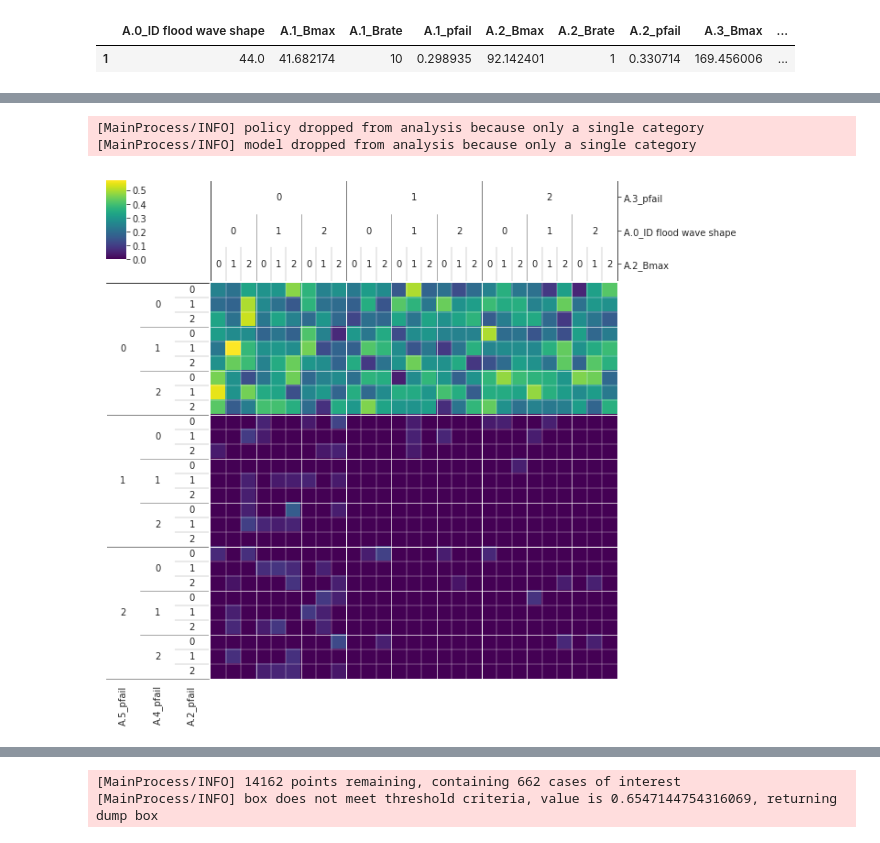
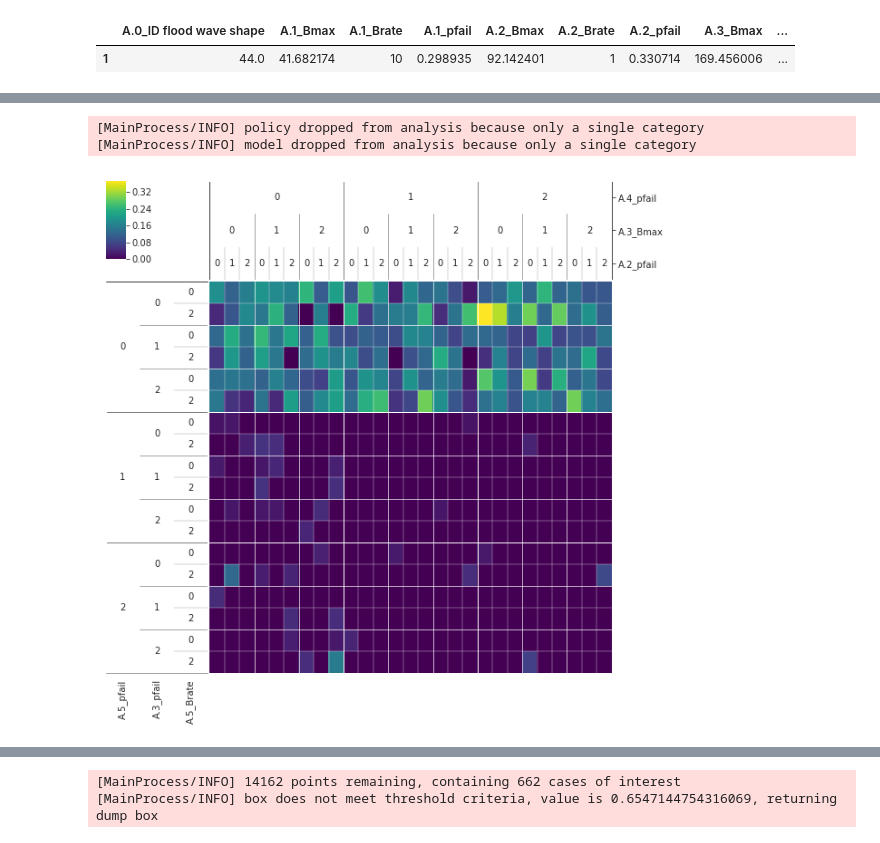
Before and after one commit to itjallingii/sassy_lion, a Jupyter notebook: RobWorkingFolder/ErikWorkingFolder/Problem Formulations_V2.0.ipynb, the cells around one changed output, grey strips where cells are left out. Cells and saved outputs as stored; diff of their text form; code cells hidden in the pictures.

```diff
--- a/RobWorkingFolder/ErikWorkingFolder/Problem Formulations_V2.0.ipynb
+++ b/RobWorkingFolder/ErikWorkingFolder/Problem Formulations_V2.0.ipynb
@@ -143,10 +151,15 @@ plt.show()
 # %%
+data = outcomes['Expected Annual Damage']
+
+y = data > np.percentile(data, 95)
+
 dimensional_stacking.create_pivot_plot(experiments_uncertainties, y,nbins=3, nr_levels=3)
+#plt.savefig('Worst-ExpectedAnnualDamage-15000s-1p.png')
 plt.show()
 # %% [output]
 [MainProcess/INFO] policy dropped from analysis because only a single category
 [MainProcess/INFO] model dropped from analysis because only a single category
-[figure, old version]
+[figure, new version]
 # %%
 data = outcomes['Total Investment Costs']
 
```
Also changed, not shown: parts of 18 cells of this notebook, 4 other files.
